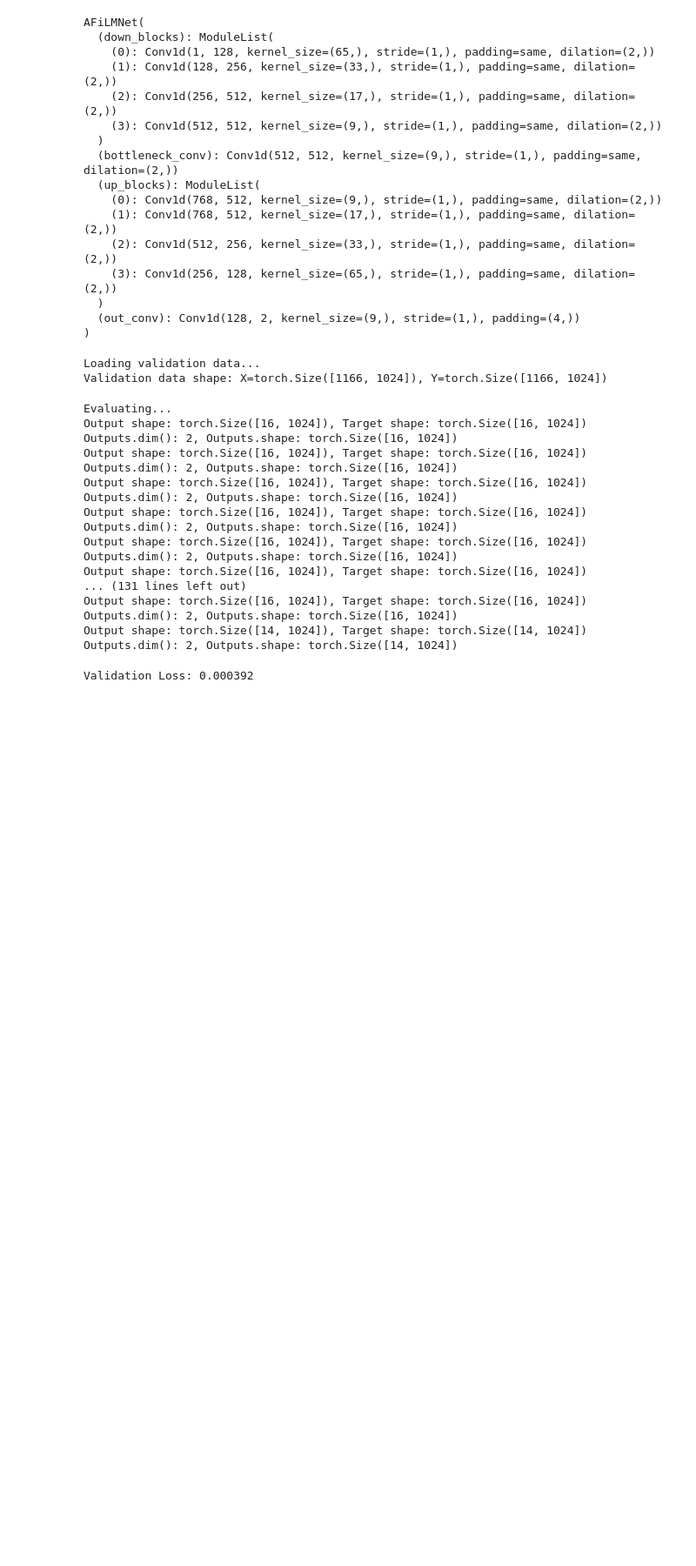
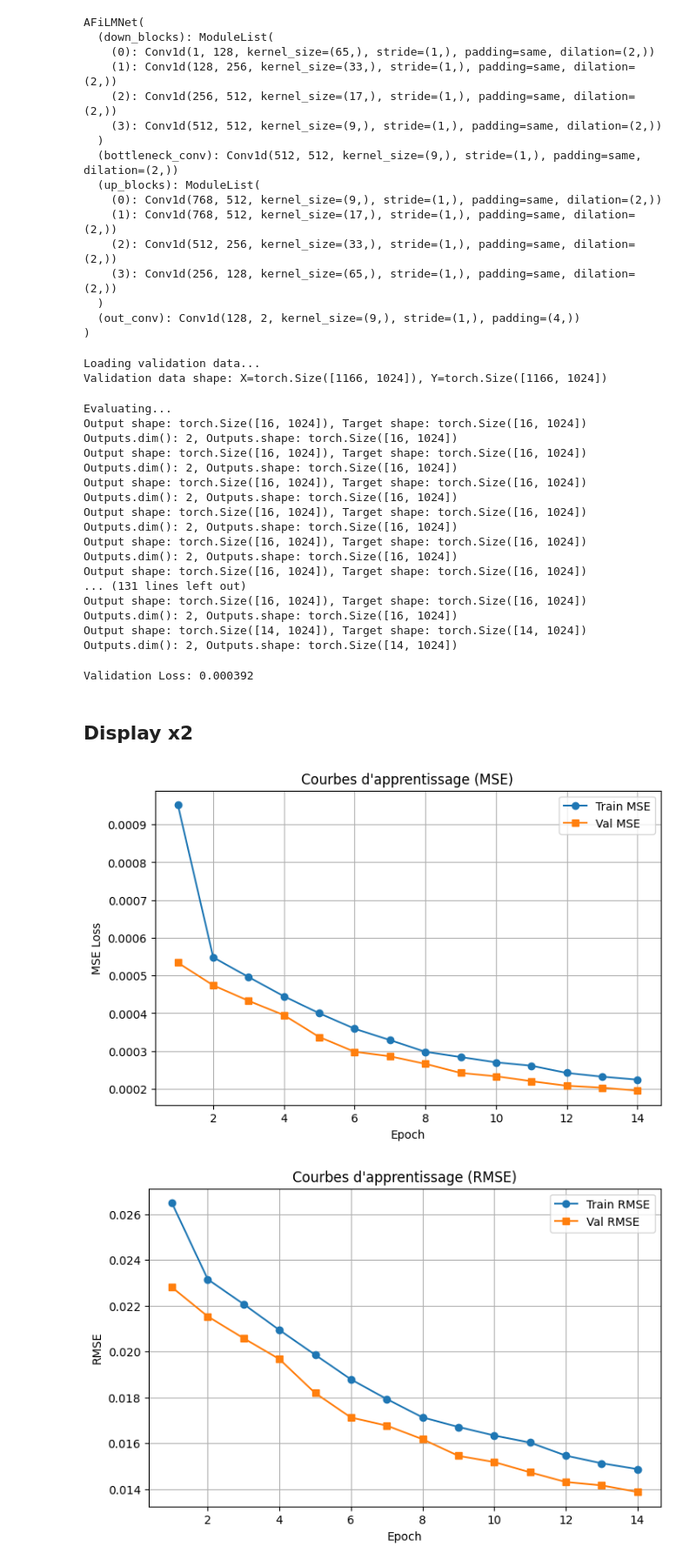
Before and after one commit to rovafifaliana/AFiLM, a Jupyter notebook: test.ipynb, the cells around one changed output. Shown at 87% size. Cells and saved outputs as stored; diff of their text form; code cells hidden in the pictures; blank space fills up the shorter version.

Commit message:
train updated

```diff
--- a/test.ipynb
+++ b/test.ipynb
@@ -389,3 +389,59 @@ avg_loss = total_loss / num_samples
 print(f"Validation Loss: {avg_loss:.6f}")
 # %% [output]
 Validation Loss: 0.000392
+# %% [markdown]
+## Display x2
+# %%
+import matplotlib.pyplot as plt
+
+# Données extraites du log
+epochs = list(range(1, 15))
+
+train_mse = [
+    0.000952, 0.000548, 0.000496, 0.000445, 0.000400,
+    0.000359, 0.000329, 0.000298, 0.000284, 0.000270,
+    0.000261, 0.000242, 0.000232, 0.000224
+]
+
+val_mse = [
+    0.000534, 0.000474, 0.000433, 0.000395, 0.000337,
+    0.000298, 0.000286, 0.000266, 0.000242, 0.000233,
+    0.000220, 0.000208, 0.000203, 0.000195
+]
+
+train_rmse = [
+    0.026487, 0.023154, 0.022072, 0.020941, 0.019859,
+    0.018785, 0.017927, 0.017127, 0.016710, 0.016337,
+    0.016028, 0.015459, 0.015124, 0.014869
+]
+
+val_rmse = [
+    0.022807, 0.021534, 0.020583, 0.019672, 0.018188,
+    0.017121, 0.016768, 0.016174, 0.015449, 0.015178,
+    0.014731, 0.014306, 0.014160, 0.013873
+]
+
+# Tracé MSE
+plt.figure(figsize=(8,5))
+plt.plot(epochs, train_mse, marker='o', label="Train MSE")
+plt.plot(epochs, val_mse, marker='s', label="Val MSE")
+plt.xlabel("Epoch")
+plt.ylabel("MSE Loss")
+plt.title("Courbes d'apprentissage (MSE)")
+plt.legend()
+plt.grid(True)
+plt.show()
+
+# Tracé RMSE
+plt.figure(figsize=(8,5))
+plt.plot(epochs, train_rmse, marker='o', label="Train RMSE")
+plt.plot(epochs, val_rmse, marker='s', label="Val RMSE")
+plt.xlabel("Epoch")
+plt.ylabel("RMSE")
+plt.title("Courbes d'apprentissage (RMSE)")
+plt.legend()
+plt.grid(True)
+plt.show()
+# %% [output]
+[figure, added]
+[figure, added]
```
Also changed, not shown: parts of 4 cells of this notebook, 2 other files.
